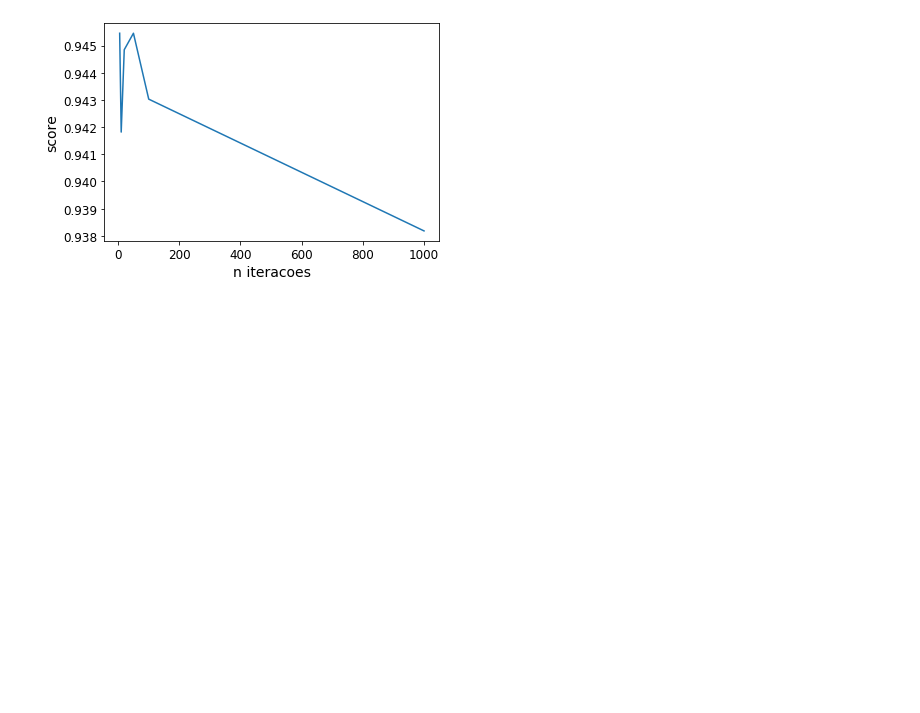
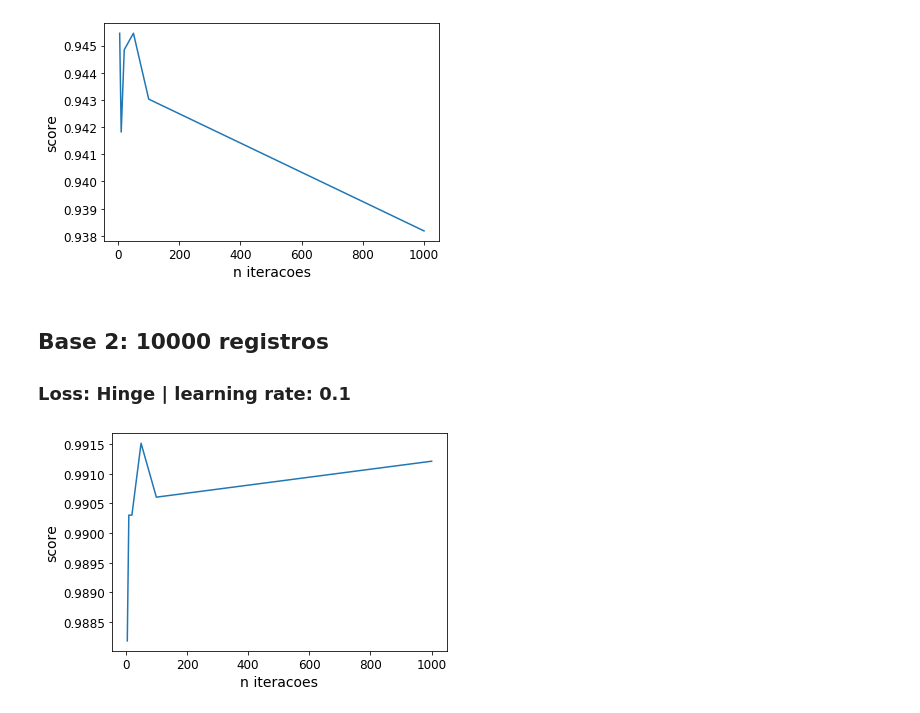
Before and after one commit to fred-azevedo/mestrado-rna, a Jupyter notebook: 03-Descida-de-gradiente.ipynb, the cells around one changed output. Drawn from its saved outputs; the diff is of its cells as text; code cells hidden in the pictures; blank space fills up the shorter version.

```diff
--- a/03-Descida-de-gradiente.ipynb
+++ b/03-Descida-de-gradiente.ipynb
@@ -54,7 +54,7 @@ Para este exercício serão construídas as seguintes bases de dados binárias:
 # %%
 X1, Y1 = make_classification(n_samples=5000, n_features=1, n_informative=1, n_redundant=0, n_clusters_per_class=1)
 X2, Y2 = make_classification(n_samples=10000, n_features=1, n_informative=1, n_redundant=0, n_clusters_per_class=1)
-X2, Y2 = make_classification(n_samples=50000, n_features=1, n_informative=1, n_redundant=0, n_clusters_per_class=1)
+X3, Y3 = make_classification(n_samples=50000, n_features=1, n_informative=1, n_redundant=0, n_clusters_per_class=1)
 # %% [markdown]
 ## Classificador Utilizado
 
@@ -153,3 +153,19 @@ for n_iter in n_iters:
 plot_graph(n_iters, scores)
 # %% [output]
 [figure]
+# %% [markdown]
+## Base 2: 10000 registros
+
+### Loss: Hinge | learning rate: 0.1
+# %%
+scores = []
+
+for n_iter in n_iters:
+    X_train, X_test, y_train, y_test = train_test_split(X2, Y2, test_size=0.33)
+    clf = SGDClassifier(loss="hinge", max_iter=n_iter, learning_rate = 'constant', eta0= 0.1)
+    clf.fit(X_train, y_train)
+    scores.append(clf.score(X_test, y_test))
+
+plot_graph(n_iters, scores)
+# %% [output]
+[figure, added]
```
Also changed, not shown: parts of 16 cells of this notebook.
